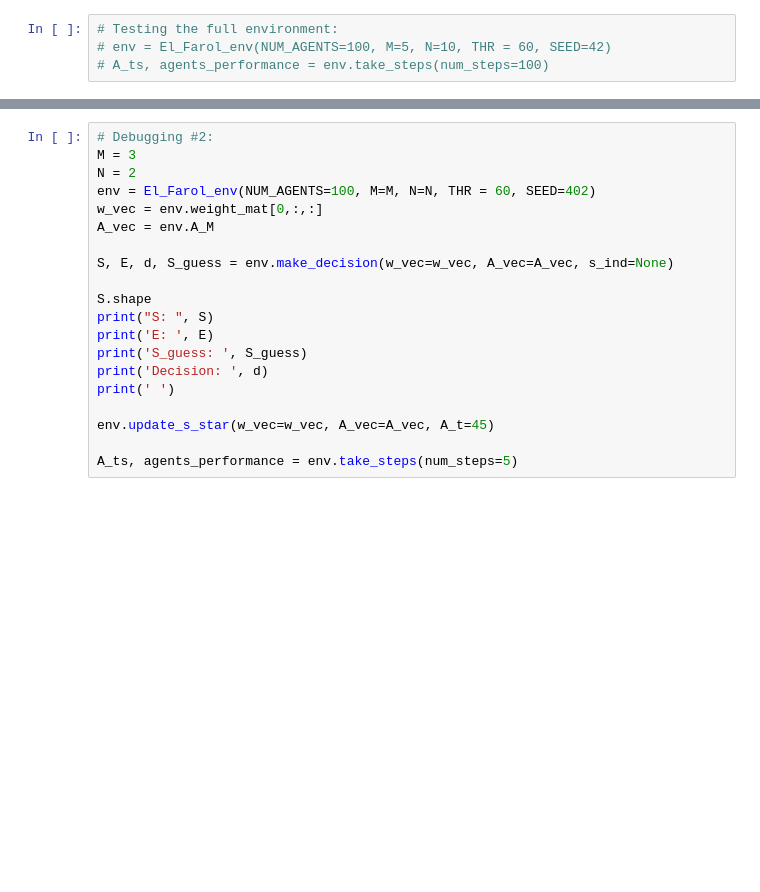
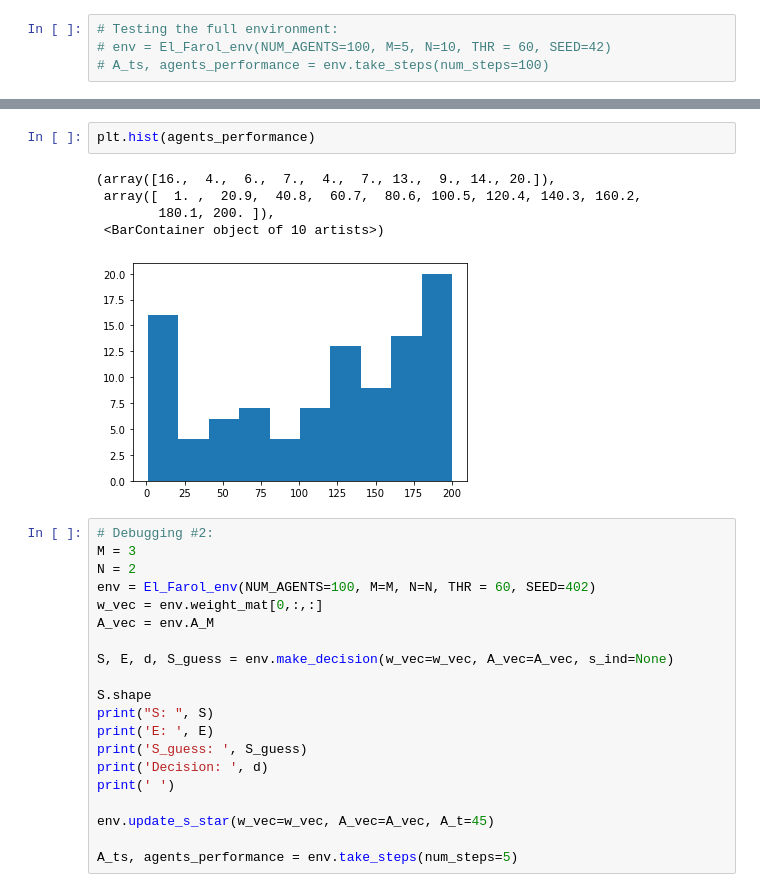
Before and after one commit to Payam-Mousavi/El-Farol, a Jupyter notebook: El-Farol Explore.ipynb, the cells around one changed output, grey strips where cells are left out. Saved outputs shown, nothing was run; the diff lists cells and outputs as text; blank space fills up the shorter version.

```diff
--- a/El-Farol Explore.ipynb
+++ b/El-Farol Explore.ipynb
@@ -146,3 +160,11 @@ Average Attendance: 44.22
+# %%
+plt.hist(agents_performance)
+# %% [output]
+(array([16.,  4.,  6.,  7.,  4.,  7., 13.,  9., 14., 20.]),
+ array([  1. ,  20.9,  40.8,  60.7,  80.6, 100.5, 120.4, 140.3, 160.2,
+        180.1, 200. ]),
+ <BarContainer object of 10 artists>)
+[figure, added]
 # %%
 # Debugging #2:
 M = 3
```
Also changed, not shown: parts of 5 cells of this notebook.
